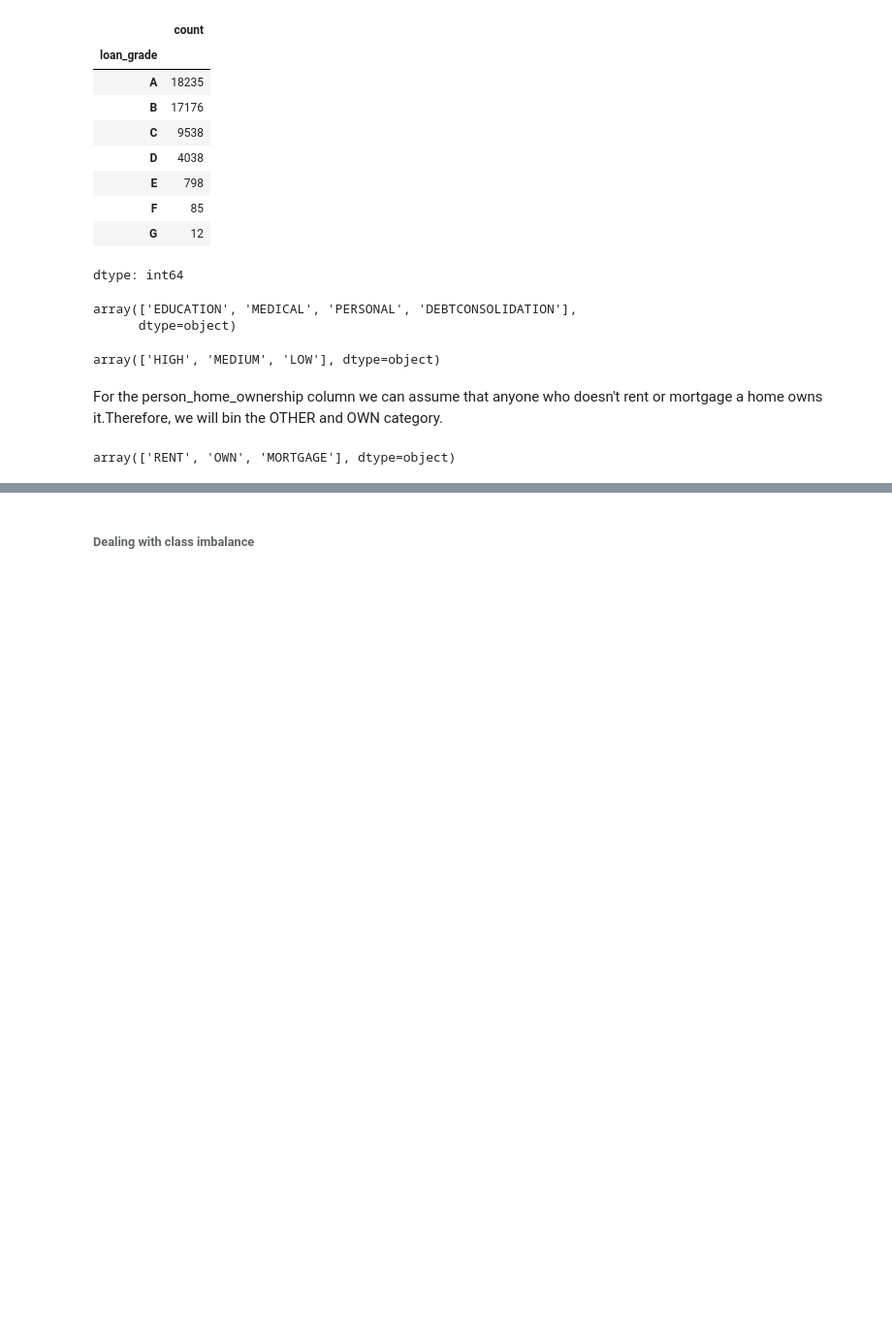
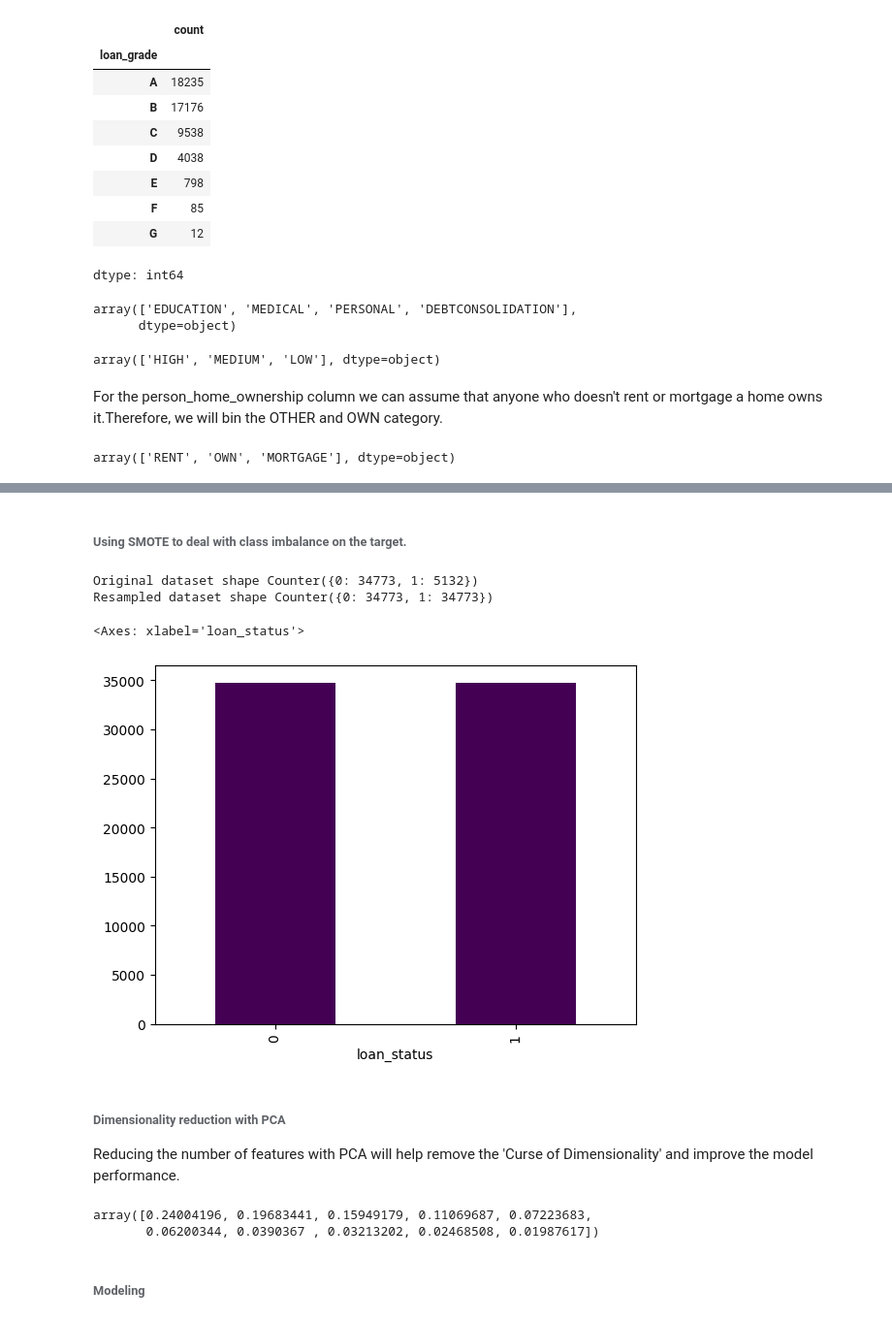
Before and after one commit to WilliamNdoni/loan_approval_prediction_kaggle, a Jupyter notebook: loan_approval_prediction.ipynb, the cells around one changed output, grey strips where cells are left out. Shown at 97% size. Saved outputs shown, nothing was run; the diff lists cells and outputs as text; code cells hidden in the pictures; blank space fills up the shorter version.

Commit message:
Dealt with class imbalance and completed data preparation.

```diff
--- a/loan_approval_prediction.ipynb
+++ b/loan_approval_prediction.ipynb
@@ -525,0 +551,9 @@ array(['RENT', 'OWN', 'MORTGAGE'], dtype=object)
+# %%
+# Splitting the dataset into training and testing datasets
+x = loan_df_dummies.drop(['id','loan_status'],axis=1)
+y = loan_df_dummies['loan_status']
+x_train,x_test,y_train,y_test = train_test_split(x,y,test_size=.2,random_state=42,stratify=y)
+# %%
+# Getting the numerical columns to scale
+num_cols = x_train.select_dtypes(include='number').columns
+num_cols
@@ -525,0 +567,10 @@ array(['RENT', 'OWN', 'MORTGAGE'], dtype=object)
+# %%
+# Importing the relevant libraries
+from sklearn.preprocessing import RobustScaler
+# RobustScaler is less sensitive to outliers
+# Fitting and Scaling the training set
+scaler = RobustScaler()
+x_train[num_cols] = scaler.fit_transform(x_train[num_cols])
+# Scaling the test set
+x_test[num_cols] = scaler.transform(x_test[num_cols])
+x_train.head()
@@ -526,2 +584,2 @@ array(['RENT', 'OWN', 'MORTGAGE'], dtype=object)
 # %% [markdown]
-###### Dealing with class imbalance
+###### Using SMOTE to deal with class imbalance on the target.
@@ -527,0 +591,21 @@ array(['RENT', 'OWN', 'MORTGAGE'], dtype=object)
+# %%
+# Using SMOTE on the training set
+smote = SMOTE(random_state=42)
+x_smote,y_smote = smote.fit_resample(x_train,y_train)
+# %%
+# Checking the effect of SMOTE
+from collections import Counter
+print('Original dataset shape',Counter(y_train))
+print('Resampled dataset shape', Counter(y_smote))
+# %% [output]
+Original dataset shape Counter({0: 34773, 1: 5132})
+Resampled dataset shape Counter({0: 34773, 1: 34773})
+# %%
+# Visualizing SMOTE output
+y_smote.value_counts().plot(kind='bar',colormap='viridis')
+# %% [output]
+<Axes: xlabel='loan_status'>
+[figure, added]
+# %% [markdown]
+###### Dimensionality reduction with PCA
+Reducing the number of features with PCA will help remove the 'Curse of Dimensionality' and improve the model performance.
@@ -527,0 +620,8 @@ array(['RENT', 'OWN', 'MORTGAGE'], dtype=object)
+# %%
+# Taking a look at the proportion of the total variance exlained by each principle component
+pca.explained_variance_ratio_
+# %% [output]
+array([0.24004196, 0.19683441, 0.15949179, 0.11069687, 0.07223683,
+       0.06200344, 0.0390367 , 0.03213202, 0.02468508, 0.01987617])
+# %% [markdown]
+###### Modeling
```
Also changed, not shown: parts of 10 cells of this notebook.
